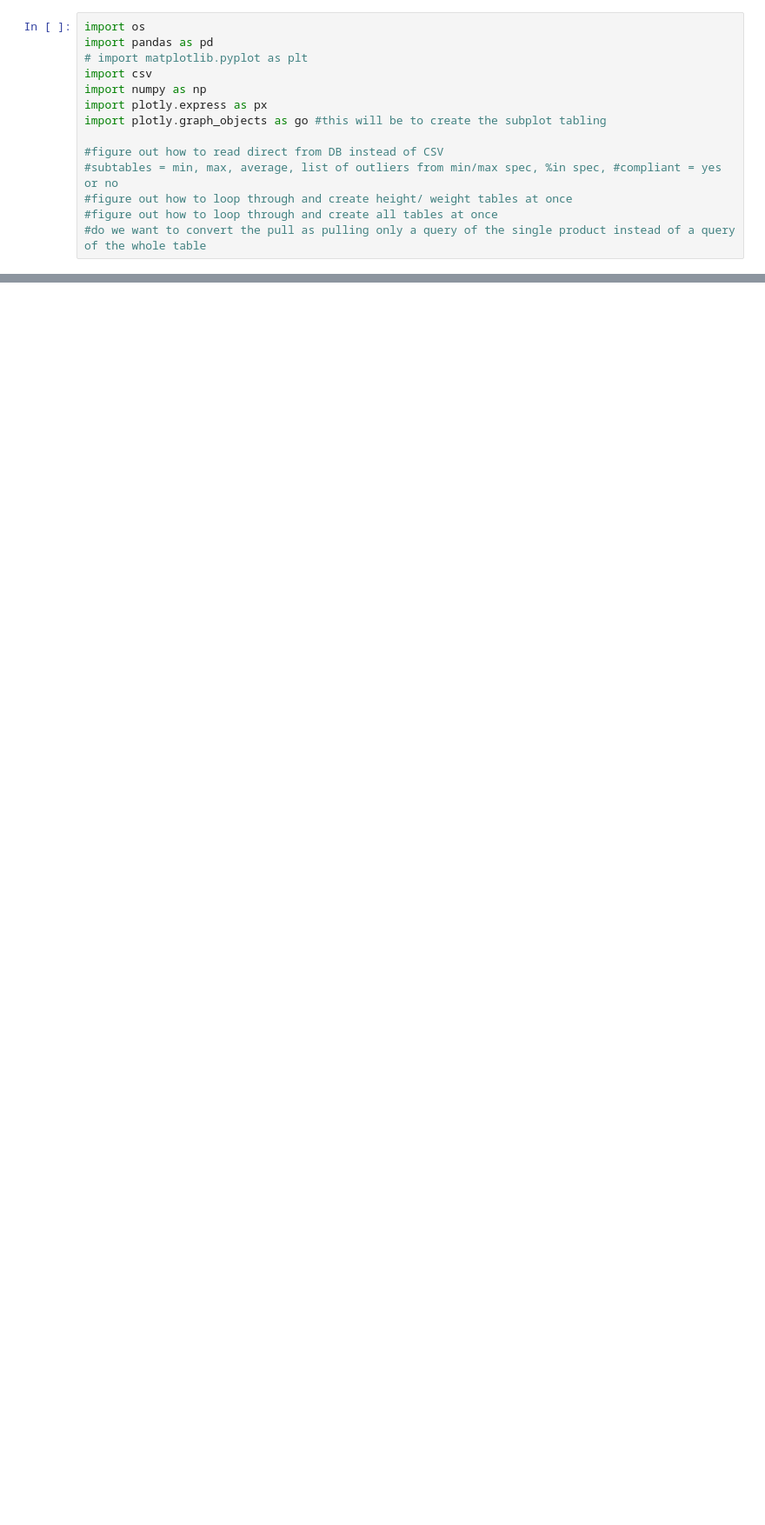
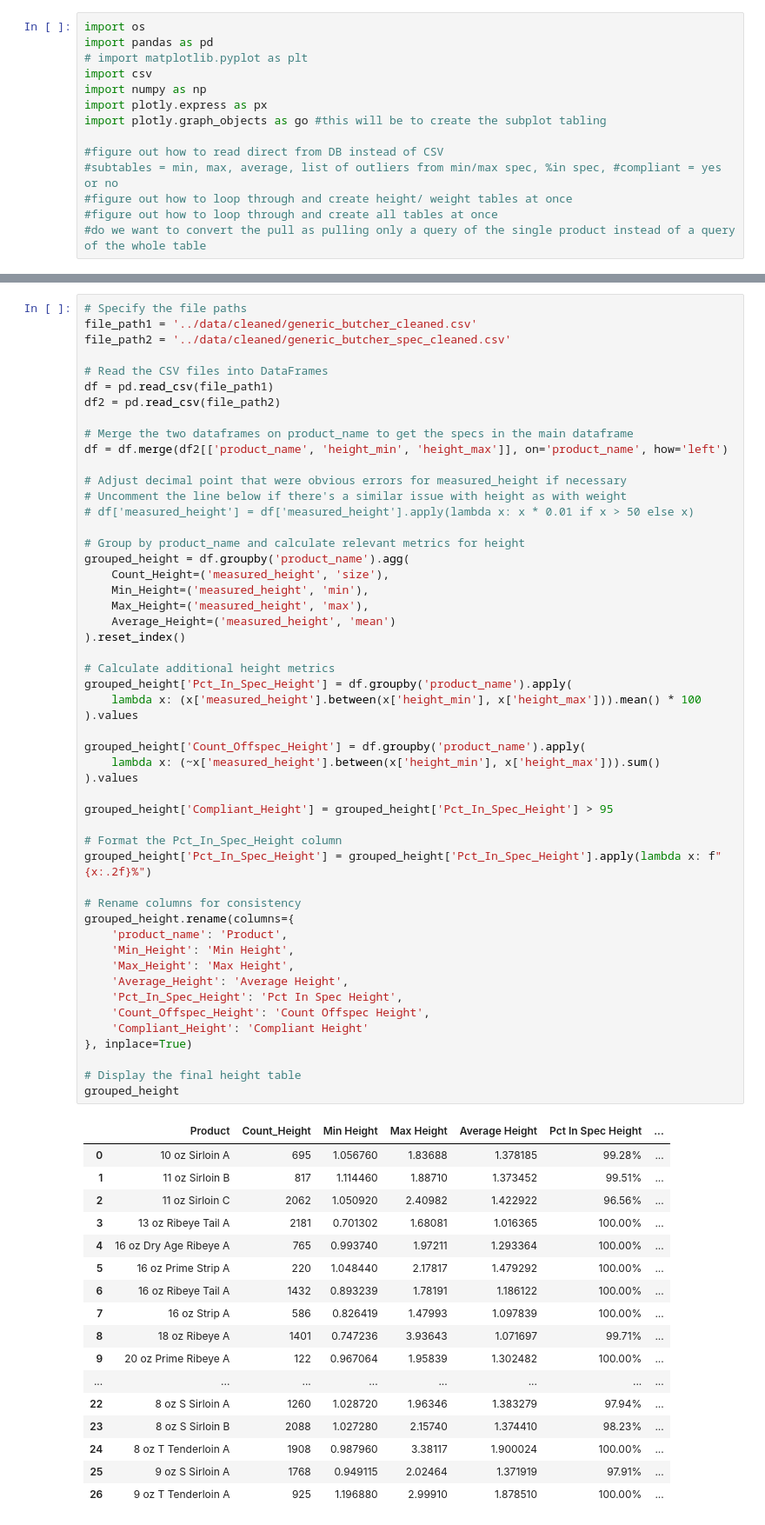
Before and after one commit to ThePennyGoblin/SMU_Project_3_Team-_1, a Jupyter notebook: scratch_jupyter_books/CG_scratch2.ipynb, the cells around one changed output, grey strips where cells are left out. Shown at 87% size. Drawn from its saved outputs; the diff is of its cells as text; blank space fills up the shorter version.

```diff
--- a/scratch_jupyter_books/CG_scratch2.ipynb
+++ b/scratch_jupyter_books/CG_scratch2.ipynb
@@ -15,3 +83,72 @@ import plotly.graph_objects as go #this will be to create the subplot tabling
+# %%
+# Specify the file paths
+file_path1 = '../data/cleaned/generic_butcher_cleaned.csv'
+file_path2 = '../data/cleaned/generic_butcher_spec_cleaned.csv'
+
+# Read the CSV files into DataFrames
+df = pd.read_csv(file_path1)
+df2 = pd.read_csv(file_path2)
+
+# Merge the two dataframes on product_name to get the specs in the main dataframe
+df = df.merge(df2[['product_name', 'height_min', 'height_max']], on='product_name', how='left')
+
+# Adjust decimal point that were obvious errors for measured_height if necessary
+# Uncomment the line below if there's a similar issue with height as with weight
+# df['measured_height'] = df['measured_height'].apply(lambda x: x * 0.01 if x > 50 else x)
+
+# Group by product_name and calculate relevant metrics for height
+grouped_height = df.groupby('product_name').agg(
+    Count_Height=('measured_height', 'size'),
+    Min_Height=('measured_height', 'min'),
+    Max_Height=('measured_height', 'max'),
+    Average_Height=('measured_height', 'mean')
+).reset_index()
+
+# Calculate additional height metrics
+grouped_height['Pct_In_Spec_Height'] = df.groupby('product_name').apply(
+    lambda x: (x['measured_height'].between(x['height_min'], x['height_max'])).mean() * 100
+).values
+
+grouped_height['Count_Offspec_Height'] = df.groupby('product_name').apply(
+    lambda x: (~x['measured_height'].between(x['height_min'], x['height_max'])).sum()
+).values
+
+grouped_height['Compliant_Height'] = grouped_height['Pct_In_Spec_Height'] > 95
+
+# Format the Pct_In_Spec_Height column
+grouped_height['Pct_In_Spec_Height'] = grouped_height['Pct_In_Spec_Height'].apply(lambda x: f"{x:.2f}%")
+
+# Rename columns for consistency
+grouped_height.rename(columns={
+    'product_name': 'Product',
+    'Min_Height': 'Min Height',
+    'Max_Height': 'Max Height',
+    'Average_Height': 'Average Height',
+    'Pct_In_Spec_Height': 'Pct In Spec Height',
+    'Count_Offspec_Height': 'Count Offspec Height',
+    'Compliant_Height': 'Compliant Height'
+}, inplace=True)
+
+# Display the final height table
+grouped_height
+# %% [output]
+|  | Product | Count_Height | Min Height | Max Height | Average Height | Pct In Spec Height | ... |
+| 0 | 10 oz Sirloin A | 695 | 1.056760 | 1.83688 | 1.378185 | 99.28% | ... |
+| 1 | 11 oz Sirloin B | 817 | 1.114460 | 1.88710 | 1.373452 | 99.51% | ... |
+| 2 | 11 oz Sirloin C | 2062 | 1.050920 | 2.40982 | 1.422922 | 96.56% | ... |
+| 3 | 13 oz Ribeye Tail A | 2181 | 0.701302 | 1.68081 | 1.016365 | 100.00% | ... |
+| 4 | 16 oz Dry Age Ribeye A | 765 | 0.993740 | 1.97211 | 1.293364 | 100.00% | ... |
+| 5 | 16 oz Prime Strip A | 220 | 1.048440 | 2.17817 | 1.479292 | 100.00% | ... |
+| 6 | 16 oz Ribeye Tail A | 1432 | 0.893239 | 1.78191 | 1.186122 | 100.00% | ... |
+| 7 | 16 oz Strip A | 586 | 0.826419 | 1.47993 | 1.097839 | 100.00% | ... |
+| 8 | 18 oz Ribeye A | 1401 | 0.747236 | 3.93643 | 1.071697 | 99.71% | ... |
+| 9 | 20 oz Prime Ribeye A | 122 | 0.967064 | 1.95839 | 1.302482 | 100.00% | ... |
+| ... | ... | ... | ... | ... | ... | ... | ... |
+| 22 | 8 oz S Sirloin A | 1260 | 1.028720 | 1.96346 | 1.383279 | 97.94% | ... |
+| 23 | 8 oz S Sirloin B | 2088 | 1.027280 | 2.15740 | 1.374410 | 98.23% | ... |
+| 24 | 8 oz T Tenderloin A | 1908 | 0.987960 | 3.38117 | 1.900024 | 100.00% | ... |
+| 25 | 9 oz S Sirloin A | 1768 | 0.949115 | 2.02464 | 1.371919 | 97.91% | ... |
+| 26 | 9 oz T Tenderloin A | 925 | 1.196880 | 2.99910 | 1.878510 | 100.00% | ... |
 # %%
 #WEIGHT-- SUBPLOT TABLE
 #TEST product: "8 oz T Tenderloin A"
```
Also changed, not shown: parts of 4 cells of this notebook.
